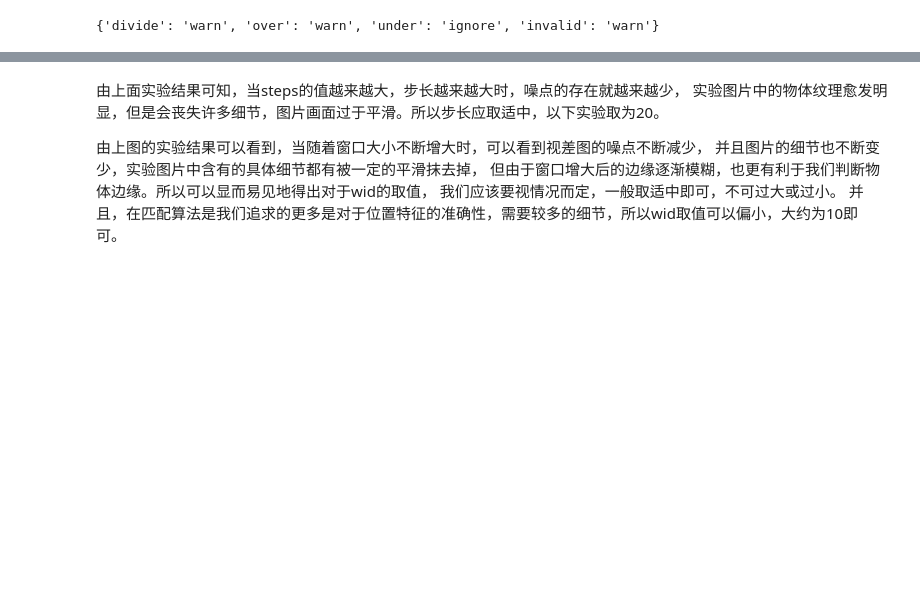
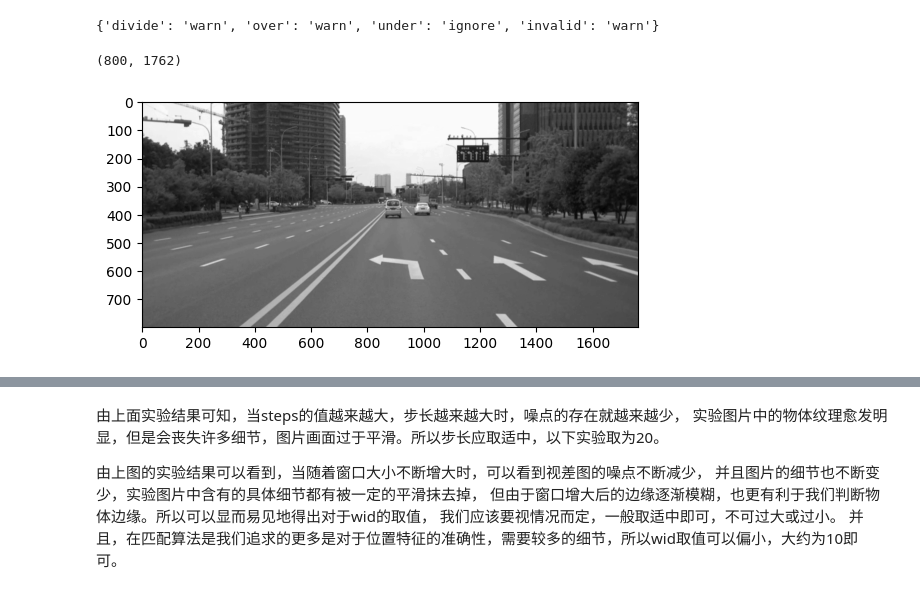
Before and after one commit to LOOP115/Stereo_Disparity, a Jupyter notebook: code.ipynb, the cells around one changed output, grey strips where cells are left out. Cells and saved outputs as stored; diff of their text form; code cells hidden in the pictures; blank space fills up the shorter version.

```diff
--- a/code.ipynb
+++ b/code.ipynb
@@ -112,3 +183,14 @@ def dmap_ncc_gaussian(path_l, path_r, d_range, window_size):
     # Pick the optimal diparity value for each pixel
     return np.argmax(d_map, axis=2)
+# %%
+test_img = cv2.imread(left_images[0], cv2.IMREAD_GRAYSCALE)
+
+resize_img = cv2.resize(test_img, (test_img.shape[1] * 2, test_img.shape[0] * 2), interpolation = cv2.INTER_CUBIC)
+
+plt.imshow(resize_img, cmap='gray')
+
+print(resize_img.shape)
+# %% [output]
+(800, 1762)
+[figure, added]
 # %%
```
Also changed, not shown: parts of 11 cells of this notebook, 1 other file.
